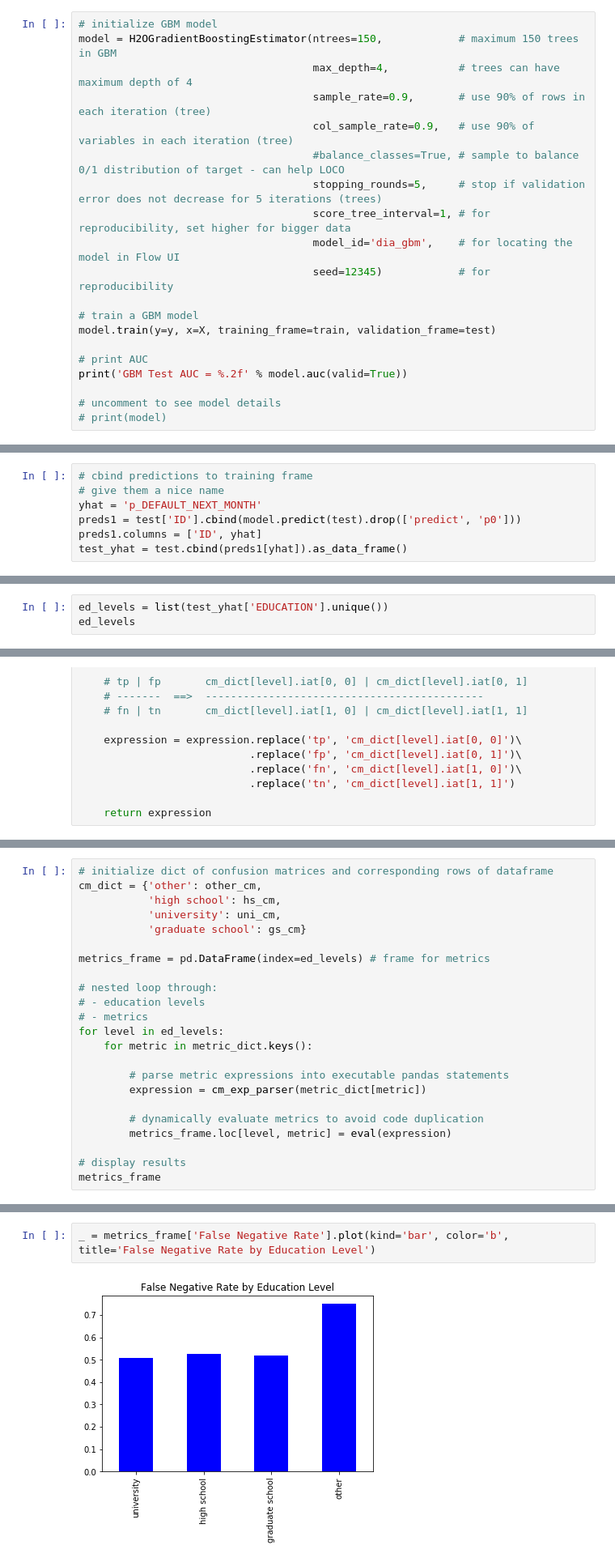
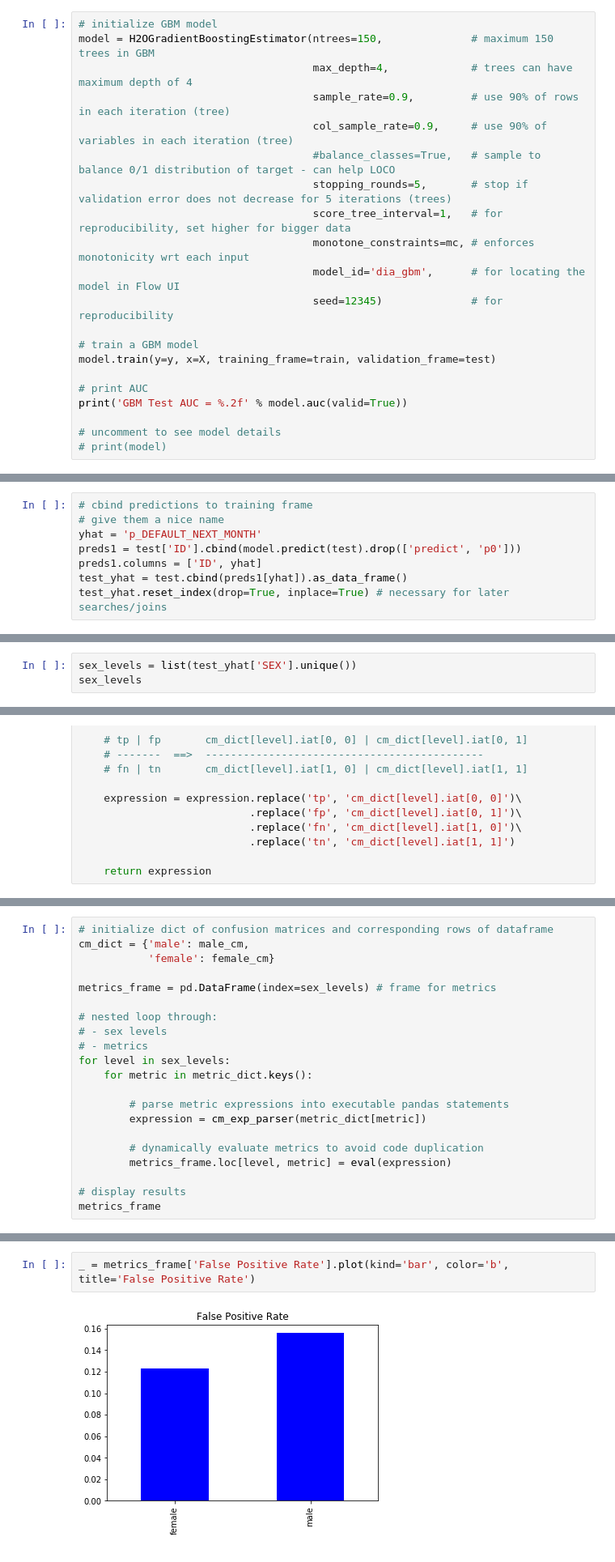
Before and after one commit to davidwhiting/aquarium_h2o3_sw, a Jupyter notebook: contents/patrick_hall_mli/dia_prerun.ipynb, the cells around one changed output, grey strips where cells are left out. Shown: that part at 81% size. Saved outputs shown, nothing was run; the diff lists cells and outputs as text.

```diff
--- a/contents/patrick_hall_mli/dia_prerun.ipynb
+++ b/contents/patrick_hall_mli/dia_prerun.ipynb
@@ -211,14 +254,15 @@ Many tuning parameters must be specified to train a GBM using h2o. Typically a g
 # %%
 # initialize GBM model
-model = H2OGradientBoostingEstimator(ntrees=150,            # maximum 150 trees in GBM
-                                     max_depth=4,           # trees can have maximum depth of 4
-                                     sample_rate=0.9,       # use 90% of rows in each iteration (tree)
-                                     col_sample_rate=0.9,   # use 90% of variables in each iteration (tree)
-                                     #balance_classes=True, # sample to balance 0/1 distribution of target - can help LOCO
-                                     stopping_rounds=5,     # stop if validation error does not decrease for 5 iterations (trees)
-                                     score_tree_interval=1, # for reproducibility, set higher for bigger data
-                                     model_id='dia_gbm',    # for locating the model in Flow UI
-                                     seed=12345)            # for reproducibility
+model = H2OGradientBoostingEstimator(ntrees=150,              # maximum 150 trees in GBM
+                                     max_depth=4,             # trees can have maximum depth of 4
+                                     sample_rate=0.9,         # use 90% of rows in each iteration (tree)
+                                     col_sample_rate=0.9,     # use 90% of variables in each iteration (tree)
+                                     #balance_classes=True,   # sample to balance 0/1 distribution of target - can help LOCO
+                                     stopping_rounds=5,       # stop if validation error does not decrease for 5 iterations (trees)
+                                     score_tree_interval=1,   # for reproducibility, set higher for bigger data
+                                     monotone_constraints=mc, # enforces monotonicity wrt each input
+                                     model_id='dia_gbm',      # for locating the model in Flow UI
+                                     seed=12345)              # for reproducibility
 
 # train a GBM model
 model.train(y=y, x=X, training_frame=train, validation_frame=test)
@@ -249,5 +301,6 @@ yhat = 'p_DEFAULT_NEXT_MONTH'
 preds1 = test['ID'].cbind(model.predict(test).drop(['predict', 'p0']))
 preds1.columns = ['ID', yhat]
 test_yhat = test.cbind(preds1[yhat]).as_data_frame()
+test_yhat.reset_index(drop=True, inplace=True) # necessary for later searches/joins
 # %% [output]
 gbm prediction progress: |████████████████████████████████████████████████| 100%
@@ -410,4 +465,4 @@ There are four `EDUCATION` levels in the data set:
 # %%
-ed_levels = list(test_yhat['EDUCATION'].unique())
-ed_levels
+sex_levels = list(test_yhat['SEX'].unique())
+sex_levels
 # %% [output]
@@ -518,16 +555,14 @@ This nested loop calculates all the metrics defined above for each education lev
 # %%
 # initialize dict of confusion matrices and corresponding rows of dataframe
-cm_dict = {'other': other_cm,
-           'high school': hs_cm,
-           'university': uni_cm,
-           'graduate school': gs_cm}
+cm_dict = {'male': male_cm,
+           'female': female_cm}
 
-metrics_frame = pd.DataFrame(index=ed_levels) # frame for metrics
+metrics_frame = pd.DataFrame(index=sex_levels) # frame for metrics
 
 # nested loop through:
-# - education levels
+# - sex levels
 # - metrics
-for level in ed_levels:
+for level in sex_levels:
     for metric in metric_dict.keys():
 
         # parse metric expressions into executable pandas statements
@@ -553,6 +586,6 @@ Customers with `EDUCATION = other` is a small group with a low default prevalenc
 # %%
-_ = metrics_frame['False Negative Rate'].plot(kind='bar', color='b', title='False Negative Rate by Education Level')
+_ = metrics_frame['False Positive Rate'].plot(kind='bar', color='b', title='False Positive Rate')
 # %% [output]
-[figure, old version]
+[figure, new version]
 # %% [markdown]
 #### Calculate and report disparity
```
Also changed, not shown: parts of 69 cells of this notebook, 2 other files.
